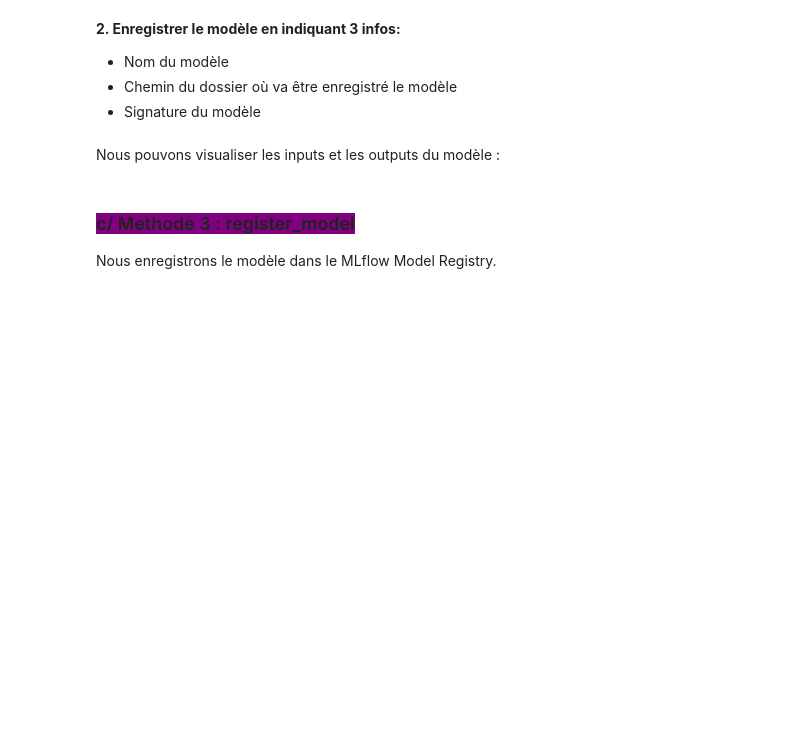
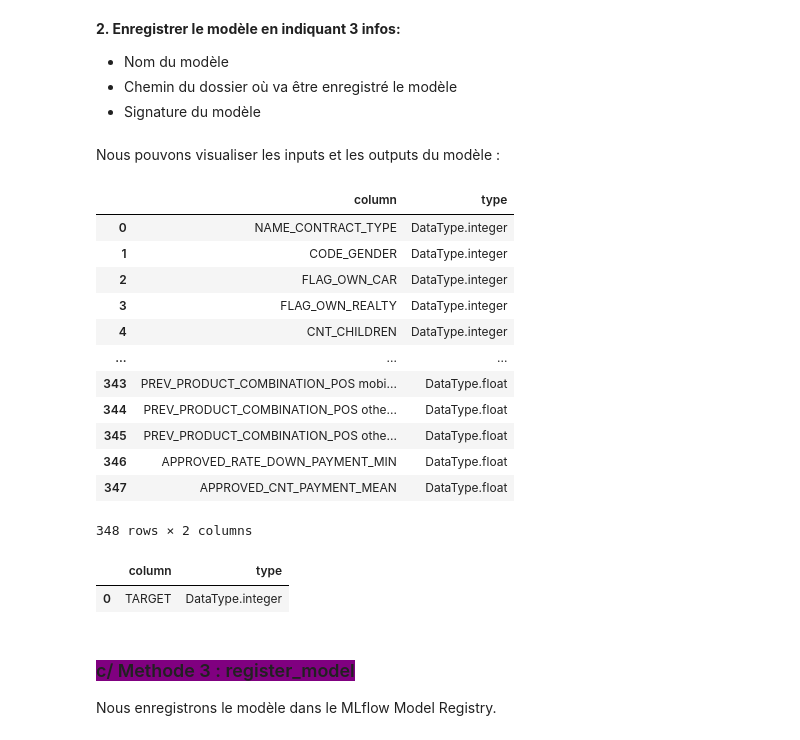
Before and after one commit to pierrickBERTHE/PB7_Scoring_client_de_banque, a Jupyter notebook: Berthe_Pierrick_3_notebook_modelisation_022024_VersionGC.ipynb, the cells around one changed output. Saved outputs shown, nothing was run; the diff lists cells and outputs as text; code cells hidden in the pictures; blank space fills up the shorter version.

```diff
--- a/Berthe_Pierrick_3_notebook_modelisation_022024_VersionGC.ipynb
+++ b/Berthe_Pierrick_3_notebook_modelisation_022024_VersionGC.ipynb
@@ -2591,7 +2643,7 @@ Nous enregistrons le modèle avec mlflow.sklearn. Cela se fait en 2 étapes :
 
 **1. Créer la signature du modèle :**
 # %%
-# signature = infer_signature(X_train, y_train)
+signature = infer_signature(X_train, y_train)
 # %% [markdown]
 **2. Enregistrer le modèle en indiquant 3 infos:**
 - Nom du modèle
@@ -2606,19 +2658,35 @@ Nous enregistrons le modèle avec mlflow.sklearn. Cela se fait en 2 étapes :
 # %% [markdown]
 Nous pouvons visualiser les inputs et les outputs du modèle :
 # %%
-# # Inputs
-# input_schema_df = pd.DataFrame(
-#     [(col.name, col.type) for col in signature.inputs],
-#     columns=['column', 'type']
-# )
-# display(input_schema_df)
+# Inputs
+input_schema_df = pd.DataFrame(
+    [(col.name, col.type) for col in signature.inputs],
+    columns=['column', 'type']
+)
+display(input_schema_df)
 
-# # Outputs
-# output_schema_df = pd.DataFrame(
-#     [(col.name, col.type) for col in signature.outputs],
-#     columns=['column', 'type']
-# )
-# display(output_schema_df)
+# Outputs
+output_schema_df = pd.DataFrame(
+    [(col.name, col.type) for col in signature.outputs],
+    columns=['column', 'type']
+)
+display(output_schema_df)
+# %% [output]
+|  | column | type |
+| 0 | NAME_CONTRACT_TYPE | DataType.integer |
+| 1 | CODE_GENDER | DataType.integer |
+| 2 | FLAG_OWN_CAR | DataType.integer |
+| 3 | FLAG_OWN_REALTY | DataType.integer |
+| 4 | CNT_CHILDREN | DataType.integer |
+| ... | ... | ... |
+| 343 | PREV_PRODUCT_COMBINATION_POS mobi... | DataType.float |
+| 344 | PREV_PRODUCT_COMBINATION_POS othe... | DataType.float |
+| 345 | PREV_PRODUCT_COMBINATION_POS othe... | DataType.float |
+| 346 | APPROVED_RATE_DOWN_PAYMENT_MIN | DataType.float |
+| 347 | APPROVED_CNT_PAYMENT_MEAN | DataType.float |
+348 rows × 2 columns
+|  | column | type |
+| 0 | TARGET | DataType.integer |
 # %% [markdown]
 ### <span style='background:purple'>c/ Methode 3 : register_model</span>
 
```
Also changed, not shown: parts of 17 cells of this notebook.
